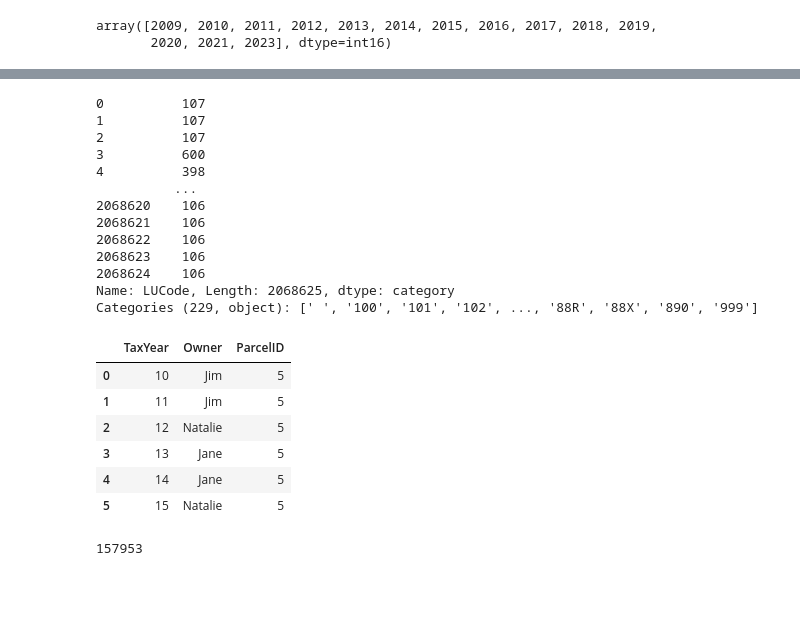
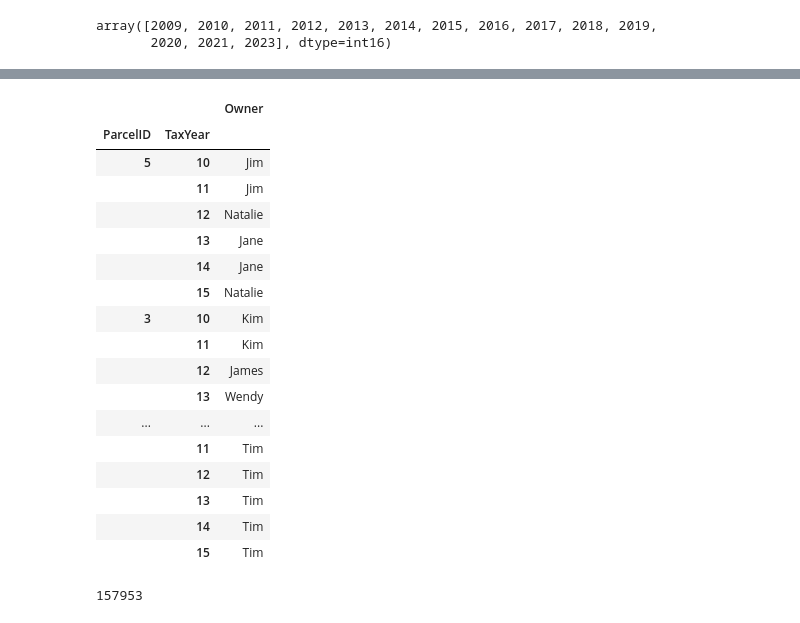
Before and after one commit to IsabelsRepo/IsabelsRepo, a Jupyter notebook: Data-Science/Atlanta-Property/AtlantaPropertySales.ipynb, the cells around one changed output, grey strips where cells are left out. Drawn from its saved outputs; the diff is of its cells as text; code cells hidden in the pictures; blank space fills up the shorter version.

```diff
--- a/Data-Science/Atlanta-Property/AtlantaPropertySales.ipynb
+++ b/Data-Science/Atlanta-Property/AtlantaPropertySales.ipynb
@@ -65,16 +49,0 @@ dtype: int64
-# %%
-atlanta_df['LUCode'].astype('category')
-# %% [output]
-0          107
-1          107
-2          107
-3          600
-4          398
-          ...
-2068620    106
-2068621    106
-2068622    106
-2068623    106
-2068624    106
-Name: LUCode, Length: 2068625, dtype: category
-Categories (229, object): [' ', '100', '101', '102', ..., '88R', '88X', '890', '999']
@@ -87,17 +54,35 @@ atl_parcel_df = atlanta_df[['TaxYear', 'ParcelID', 'Owner']].copy()
 atl_parcel_df['Owner'] = atl_parcel_df['Owner'].str.strip().str.replace(r'[^\w\s]',"", regex=True)
 # %%
 # Just test data so I'm not wrangling 2M rows all the time
-t_df = pd.DataFrame({'TaxYear':[10,11,12,13,14,15], 'Owner':['Jim', 'Jim', 'Natalie', 'Jane', 'Jane', 'Natalie'],
-                     'ParcelID':[5,5,5,5,5,5]})
-t_df
+t_df = pd.DataFrame({'TaxYear':[10,11,12,13,14,15,
+                                10,11,12,13,14,15,
+                                10,11,12,13,14,15],
+                     'Owner':['Jim', 'Jim', 'Natalie', 'Jane', 'Jane', 'Natalie',
+                             'Kim', 'Kim', 'James', 'Wendy', 'Wendy', 'Wendy',
+                             'Tim', 'Tim', 'Tim','Tim', 'Tim', 'Tim'],
+                     'ParcelID':[5,5,5,5,5,5,
+                                 3,3,3,3,3,3,
+                                 9,9,9,9,9,9]})
+t_df.set_index(['ParcelID', 'TaxYear'])
 # %% [output]
-|  | TaxYear | Owner | ParcelID |
-| 0 | 10 | Jim | 5 |
-| 1 | 11 | Jim | 5 |
-| 2 | 12 | Natalie | 5 |
-| 3 | 13 | Jane | 5 |
-| 4 | 14 | Jane | 5 |
-| 5 | 15 | Natalie | 5 |
+|  |  | Owner |
+| ParcelID | TaxYear |  |
+| 5 | 10 | Jim |
+|  | 11 | Jim |
+|  | 12 | Natalie |
+|  | 13 | Jane |
+|  | 14 | Jane |
+|  | 15 | Natalie |
+| 3 | 10 | Kim |
+|  | 11 | Kim |
+|  | 12 | James |
+|  | 13 | Wendy |
+| ... | ... | ... |
+|  | 11 | Tim |
+|  | 12 | Tim |
+|  | 13 | Tim |
+|  | 14 | Tim |
+|  | 15 | Tim |
 # %%
 parcels = atlanta_df['ParcelID'].unique()
 len(parcels)
```
Also changed, not shown: parts of 13 cells of this notebook.
